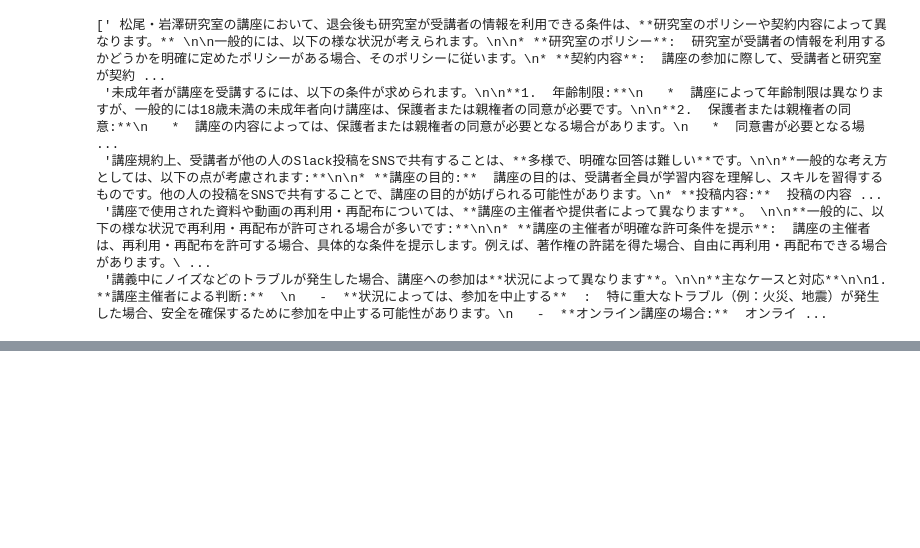
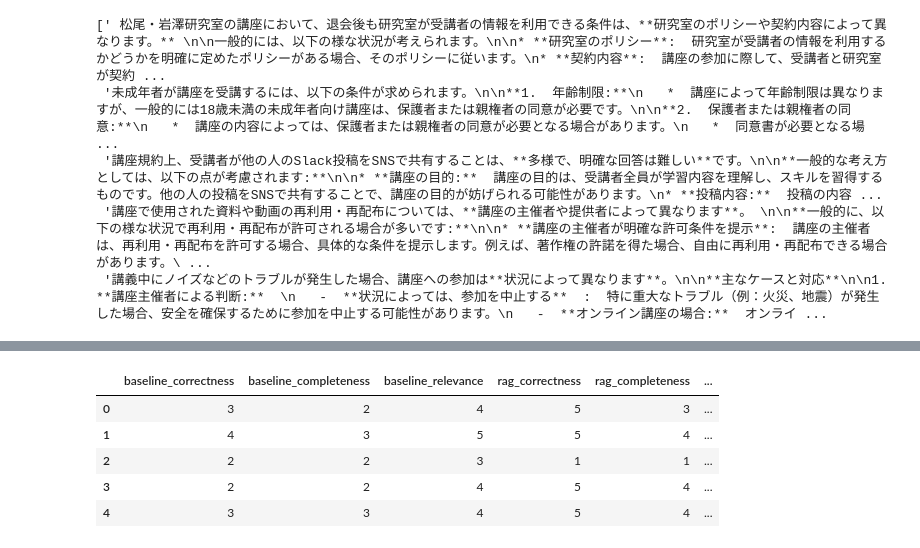
Before and after one commit to tshigata/lecture-ai-engineering, a Jupyter notebook: day3/ai_engineering_03_T4_enhanced.ipynb, the cells around one changed output, grey strips where cells are left out. Saved outputs shown, nothing was run; the diff lists cells and outputs as text; code cells hidden in the pictures; blank space fills up the shorter version.

```diff
--- a/day3/ai_engineering_03_T4_enhanced.ipynb
+++ b/day3/ai_engineering_03_T4_enhanced.ipynb
@@ -389,0 +507,34 @@ df_eval
+# %%
+records = []
+
+for i in range(len(questions)):
+    row = {
+        "question": questions[i],
+        "baseline_answer": baseline_answers[i],
+        "rag_answer": rag_answers[i],
+        "golden_answer": golden_answers[i]
+    }
+
+    # baseline
+    b_corr, b_comp, b_rel, b_exp_corr, b_exp_comp, b_exp_rel = evaluate_answer_with_reference(
+        questions[i], baseline_answers[i], golden_answers[i]
+    )
+    row["baseline_correctness"] = b_corr
+    row["baseline_completeness"] = b_comp
+    row["baseline_relevance"] = b_rel
+    row["baseline_correctness_explanation"] = b_exp_corr
+    row["baseline_completeness_explanation"] = b_exp_comp
+    row["baseline_relevance_explanation"] = b_exp_rel
+
+    # rag
+    r_corr, r_comp, r_rel, r_exp_corr, r_exp_comp, r_exp_rel = evaluate_answer_with_reference(
+        questions[i], rag_answers[i], golden_answers[i]
+    )
+    row["rag_correctness"] = r_corr
+    row["rag_completeness"] = r_comp
+    row["rag_relevance"] = r_rel
+    row["rag_correctness_explanation"] = r_exp_corr
+    row["rag_completeness_explanation"] = r_exp_comp
+    row["rag_relevance_explanation"] = r_exp_rel
+
+    records.append(row)
@@ -389,0 +551,18 @@ df_eval
+# %%
+# DataFrame に変換
+df_eval = pd.DataFrame(records)
+# %%
+score_columns = [
+    "baseline_correctness", "baseline_completeness", "baseline_relevance",
+    "rag_correctness", "rag_completeness", "rag_relevance"
+]
+
+# スコア列のみ抽出して表示
+df_eval[score_columns]
+# %% [output]
+|  | baseline_correctness | baseline_completeness | baseline_relevance | rag_correctness | rag_completeness | ... |
+| 0 | 3 | 2 | 4 | 5 | 3 | ... |
+| 1 | 4 | 3 | 5 | 5 | 4 | ... |
+| 2 | 2 | 2 | 3 | 1 | 1 | ... |
+| 3 | 2 | 2 | 4 | 5 | 4 | ... |
+| 4 | 3 | 3 | 4 | 5 | 4 | ... |
```
Also changed, not shown: parts of 13 cells of this notebook.
